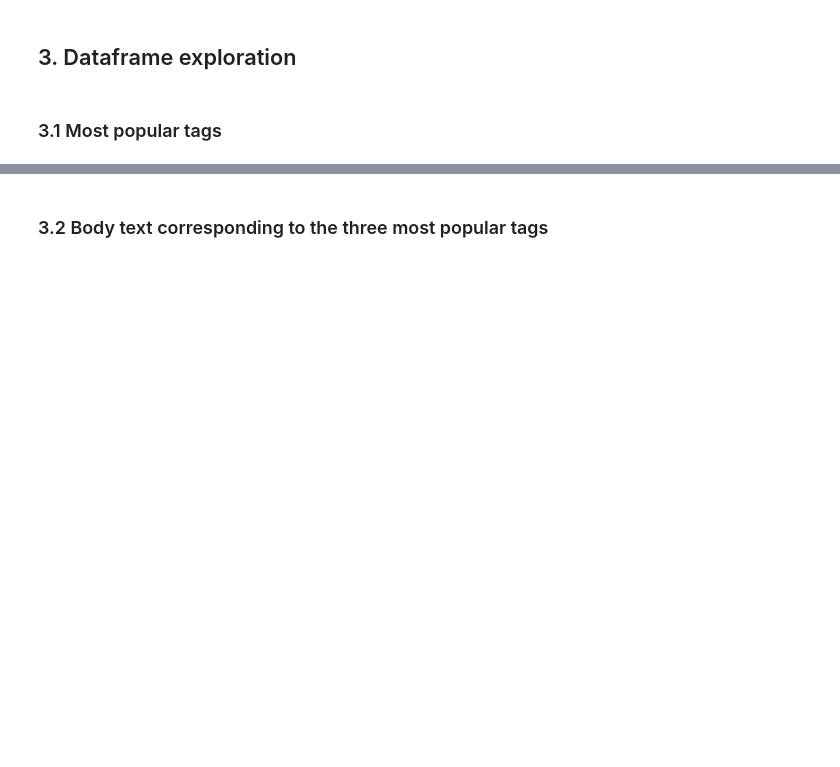
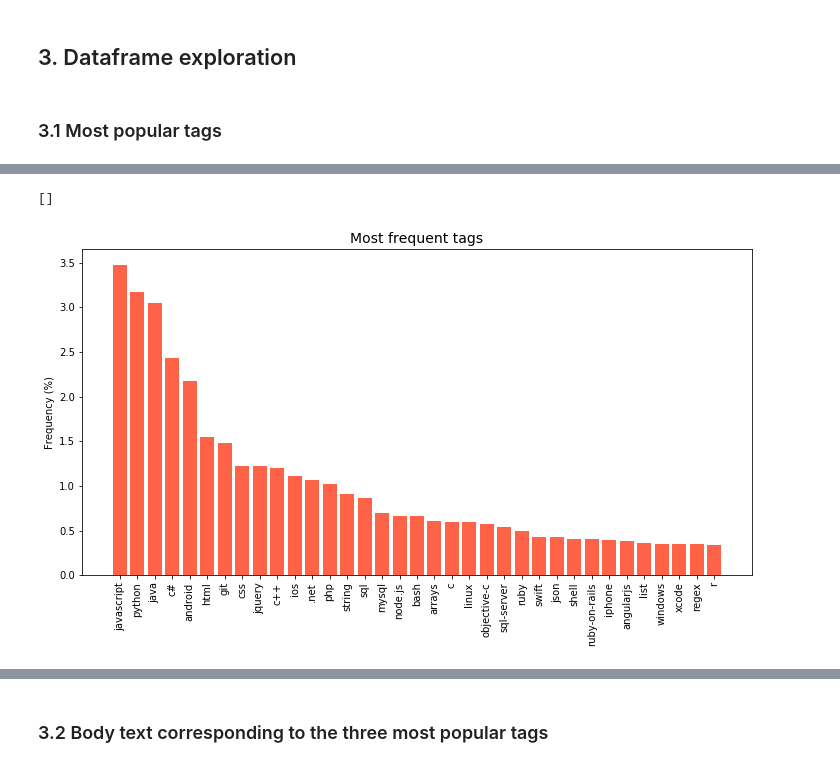
Before and after one commit to opsabarsec/NLP-automatic-tagging-stackoverflow-posts, a Jupyter notebook: notebooks/Stackoverflowtags - Part1.ipynb, the cells around one changed output, grey strips where cells are left out. Drawn from its saved outputs; the diff is of its cells as text; code cells hidden in the pictures; blank space fills up the shorter version.

```diff
--- a/notebooks/Stackoverflowtags - Part1.ipynb
+++ b/notebooks/Stackoverflowtags - Part1.ipynb
@@ -251,0 +240,22 @@ print(len(uniquewords_tags), len(count_tags))
+# %%
+# Flatten the tags column to a long list of words
+def unnest(df, col, reset_index=False):
+    import pandas as pd
+    col_flat = pd.DataFrame([[i, x]
+                       for i, y in df[col].apply(list).iteritems()
+                           for x in y], columns=['I', col])
+    col_flat = col_flat.set_index('I')
+    df = df.drop(col, 1)
+    df = df.merge(col_flat, left_index=True, right_index=True)
+    if reset_index:
+        df = df.reset_index(drop=True)
+    return df[col]
+
+tagscol = unnest(df_clean, 'tags') # apply the decorator to the tags column of the clean dataframe
+
+df_tags = pd.DataFrame({'tags': tagscol}).reset_index() #create a new dataframe out of the flattened list
+# %%
+df_tagfreq = df_tags.tags.value_counts().reset_index() # create a new dataframe with value counts for each tag
+df_tagfreq.rename(columns={'index':'tag', 'tags':'count'},inplace=True)
+df_tagfreq['frequency (%)'] = (df_tagfreq['count']/len(tagscol))*100 # estimate frequency from counts
+df_tagfreq.head()
@@ -252 +269,12 @@ print(len(uniquewords_tags), len(count_tags))
+# %%
+plt.figure(figsize=(12, 6))
+
+plt.bar(df_tagfreq['tag'].iloc[0:35],df_tagfreq['frequency (%)'].iloc[0:35], color = 'tomato') #cases by region
+plt.title('Most frequent tags', fontsize = 14)
+plt.ylabel('Frequency (%)')
+plt.xticks(rotation=90)
+plt.plot()
+# %% [output]
+[]
+[figure, added]
 # %%
```
Also changed, not shown: parts of 22 cells of this notebook.
